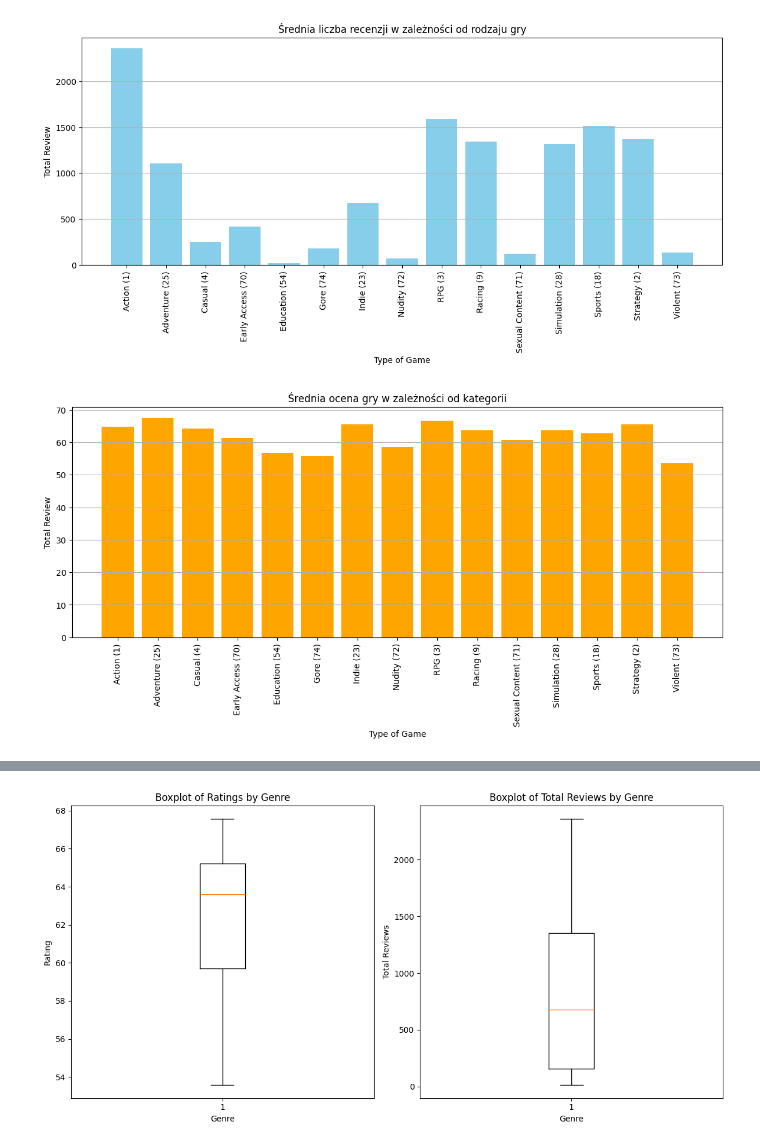
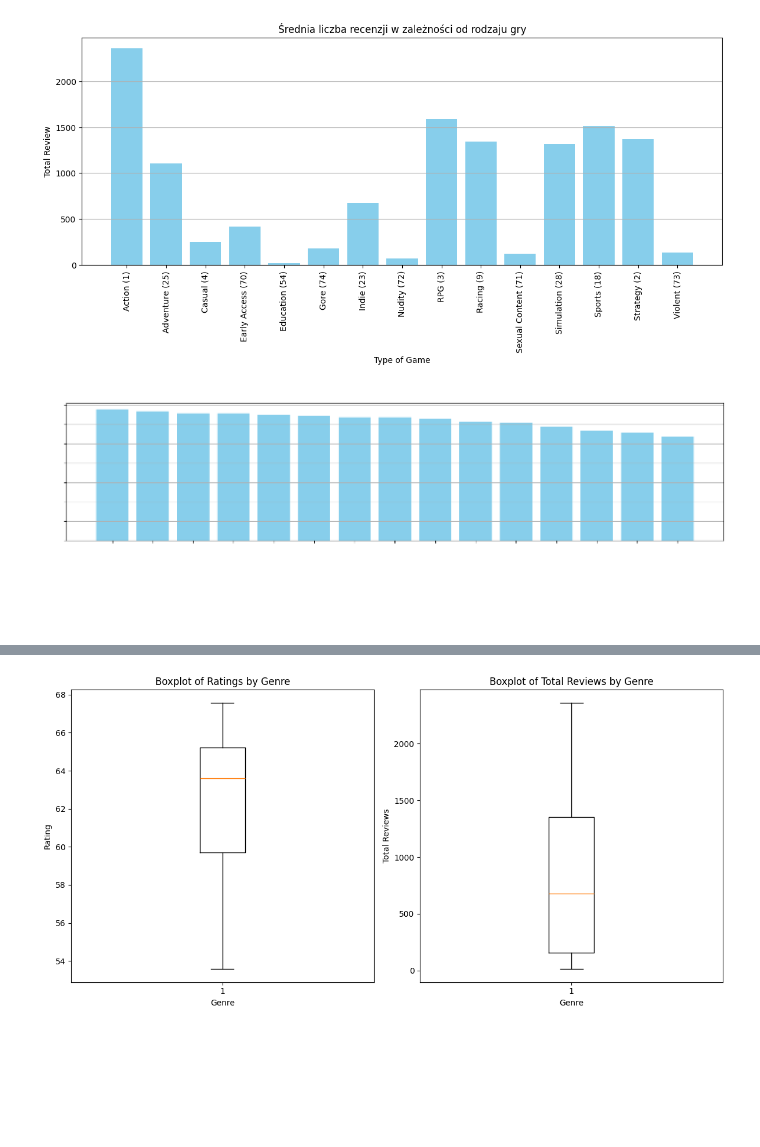
Before and after one commit to infoshareacademy/jdszr14-Data_Geeks, a Jupyter notebook: Projekt_Python/src/projekt_python_game_wojtek.ipynb, the cells around one changed output, grey strips where cells are left out. Cells and saved outputs as stored; diff of their text form; code cells hidden in the pictures; blank space fills up the shorter version.

```diff
--- a/Projekt_Python/src/projekt_python_game_wojtek.ipynb
+++ b/Projekt_Python/src/projekt_python_game_wojtek.ipynb
@@ -201,14 +227,21 @@ plt.show()
 # %% [output]
 [figure]
 # %%
+srednia_ocena_wg_rodzaju_sorted = srednia_ocena_wg_rodzaju.sort_values(by='rating', ascending=False)
+
 plt.figure(figsize=(14, 5))
-plt.bar(srednia_ocena_wg_rodzaju['primary_genre'], srednia_ocena_wg_rodzaju['rating'], color='orange')
-plt.xlabel('Type of Game')
-plt.ylabel('Total Review')
-plt.title('Średnia ocena gry w zależności od kategorii')
-plt.xticks(srednia_ocena_wg_rodzaju['primary_genre'], rotation='vertical')
+plt.bar(srednia_ocena_wg_rodzaju_sorted['primary_genre'], srednia_ocena_wg_rodzaju_sorted['rating'], color='skyblue')
+plt.xlabel('Type of Game', color="white")
+plt.ylabel('Total Review', color="white")
+plt.title('Średnia ocena gry w zależności od kategorii', color="white")
+plt.xticks(srednia_ocena_wg_rodzaju_sorted['primary_genre'], rotation='vertical', color="white")
+plt.yticks(color='white')
 plt.grid(axis='y')
+plt.gca().set_facecolor('none')
+plt.subplots_adjust(bottom=0.2)
+plt.tight_layout()
+plt.savefig('srednia_ocena_category.png', transparent=True)
 plt.show()
 # %% [output]
-[figure, old version]
+[figure, new version]
 # %%
```
Also changed, not shown: parts of 6 cells of this notebook, 3 other files.
